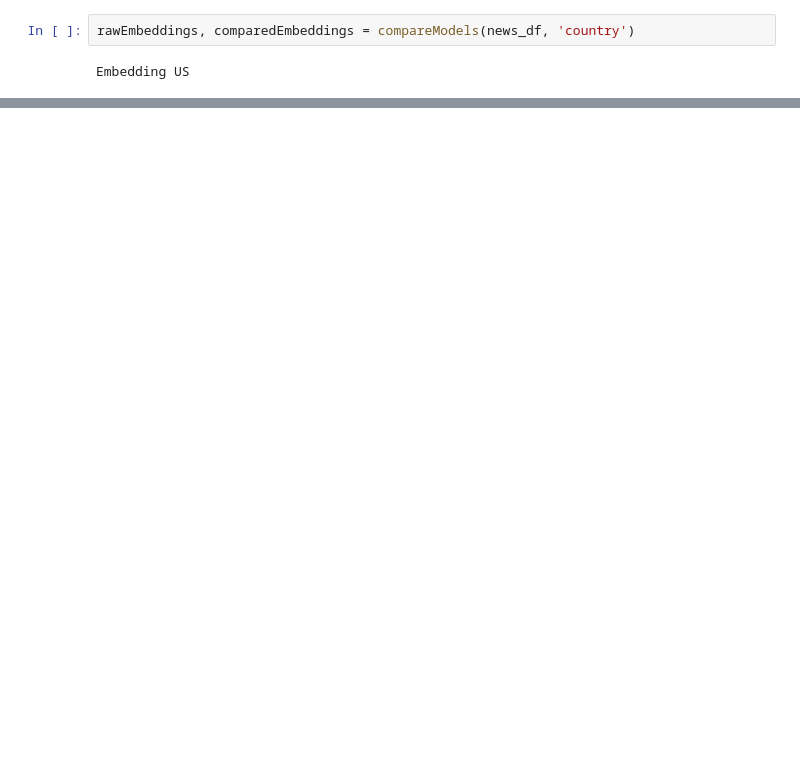
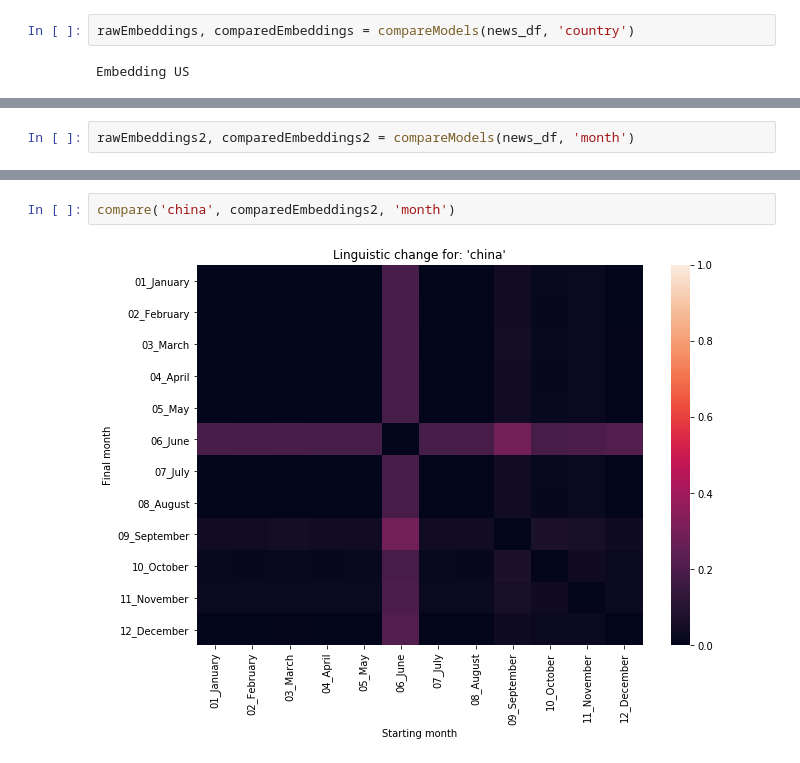
Before and after one commit to sunnyjooey/climate-news-analyst, a Jupyter notebook: word_embeddings_notebooks/Word_Embedding_Change.ipynb, the cells around one changed output, grey strips where cells are left out. Saved outputs shown, nothing was run; the diff lists cells and outputs as text; blank space fills up the shorter version.

```diff
--- a/word_embeddings_notebooks/Word_Embedding_Change.ipynb
+++ b/word_embeddings_notebooks/Word_Embedding_Change.ipynb
@@ -152,0 +250,2 @@ Embedding US
+# %%
+rawEmbeddings2, comparedEmbeddings2 = compareModels(news_df, 'month')
@@ -152,0 +318,4 @@ Embedding US
+# %%
+compare('china', comparedEmbeddings2, 'month')
+# %% [output]
+[figure, added]
```
Also changed, not shown: parts of 21 cells of this notebook.
